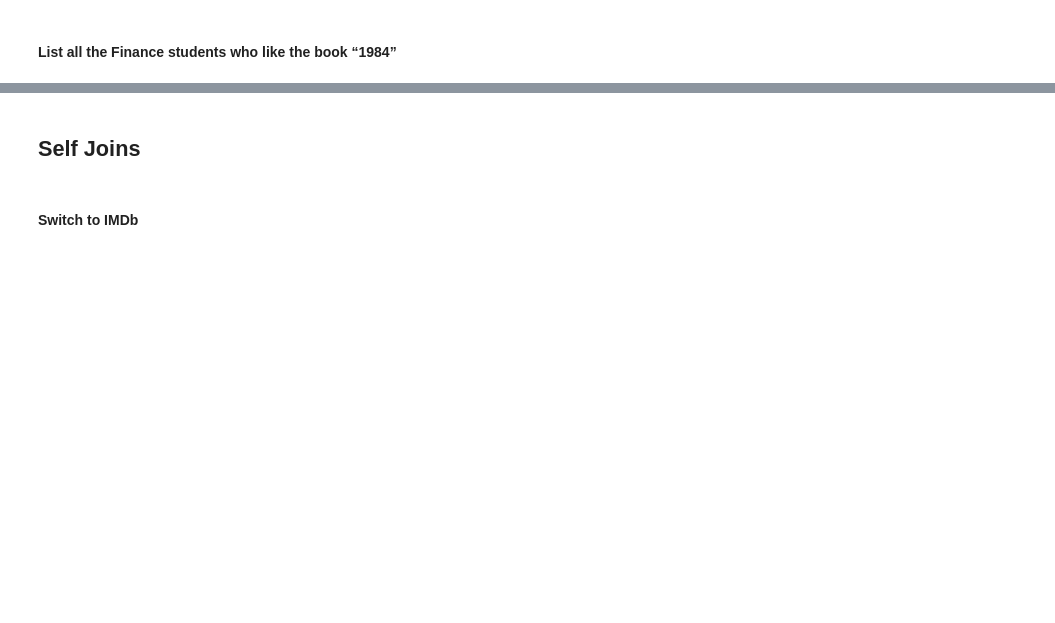
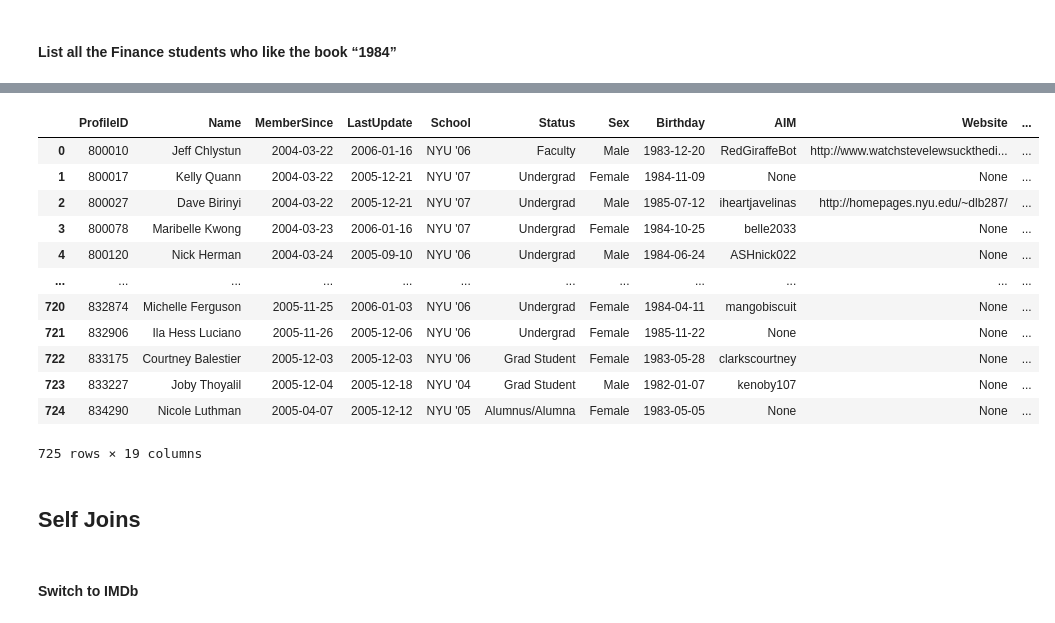
Before and after one commit to ipeirotis/introduction-to-databases, a Jupyter notebook: session4/C-Join_Queries.ipynb, the cells around one changed output, grey strips where cells are left out. Saved outputs shown, nothing was run; the diff lists cells and outputs as text; code cells hidden in the pictures; blank space fills up the shorter version.

```diff
--- a/session4/C-Join_Queries.ipynb
+++ b/session4/C-Join_Queries.ipynb
@@ -713,2 +734,9 @@ Query started at 03:09:11 AM UTC; Query executed in 0.01 m
 # %% [markdown]
 #### List all the Finance students who like the book “1984”
+# %%
+%%read_sql
+SELECT P.*
+FROM Profiles P
+  INNER JOIN FavoriteBooks B ON B.ProfileID = P.ProfileID
+WHERE B.Book = '1984'
+# %% [output]
@@ -715,3 +744,16 @@ Query started at 03:09:11 AM UTC; Query executed in 0.01 m
+|  | ProfileID | Name | MemberSince | LastUpdate | School | Status | Sex | Birthday | AIM | Website | ... |
+| 0 | 800010 | Jeff Chlystun | 2004-03-22 | 2006-01-16 | NYU '06 | Faculty | Male | 1983-12-20 | RedGiraffeBot | http://www.watchstevelewsuckthedi... | ... |
+| 1 | 800017 | Kelly Quann | 2004-03-22 | 2005-12-21 | NYU '07 | Undergrad | Female | 1984-11-09 | None | None | ... |
+| 2 | 800027 | Dave Birinyi | 2004-03-22 | 2005-12-21 | NYU '07 | Undergrad | Male | 1985-07-12 | iheartjavelinas | http://homepages.nyu.edu/~dlb287/ | ... |
+| 3 | 800078 | Maribelle Kwong | 2004-03-23 | 2006-01-16 | NYU '07 | Undergrad | Female | 1984-10-25 | belle2033 | None | ... |
+| 4 | 800120 | Nick Herman | 2004-03-24 | 2005-09-10 | NYU '06 | Undergrad | Male | 1984-06-24 | ASHnick022 | None | ... |
+| ... | ... | ... | ... | ... | ... | ... | ... | ... | ... | ... | ... |
+| 720 | 832874 | Michelle Ferguson | 2005-11-25 | 2006-01-03 | NYU '06 | Undergrad | Female | 1984-04-11 | mangobiscuit | None | ... |
+| 721 | 832906 | Ila Hess Luciano | 2005-11-26 | 2005-12-06 | NYU '06 | Undergrad | Female | 1985-11-22 | None | None | ... |
+| 722 | 833175 | Courtney Balestier | 2005-12-03 | 2005-12-03 | NYU '06 | Grad Student | Female | 1983-05-28 | clarkscourtney | None | ... |
+| 723 | 833227 | Joby Thoyalil | 2005-12-04 | 2005-12-18 | NYU '04 | Grad Student | Male | 1982-01-07 | kenoby107 | None | ... |
+| 724 | 834290 | Nicole Luthman | 2005-04-07 | 2005-12-12 | NYU '05 | Alumnus/Alumna | Female | 1983-05-05 | None | None | ... |
+725 rows × 19 columns
 # %% [markdown]
 ## Self Joins
 # %% [markdown]
```
Also changed, not shown: parts of 3 cells of this notebook.
